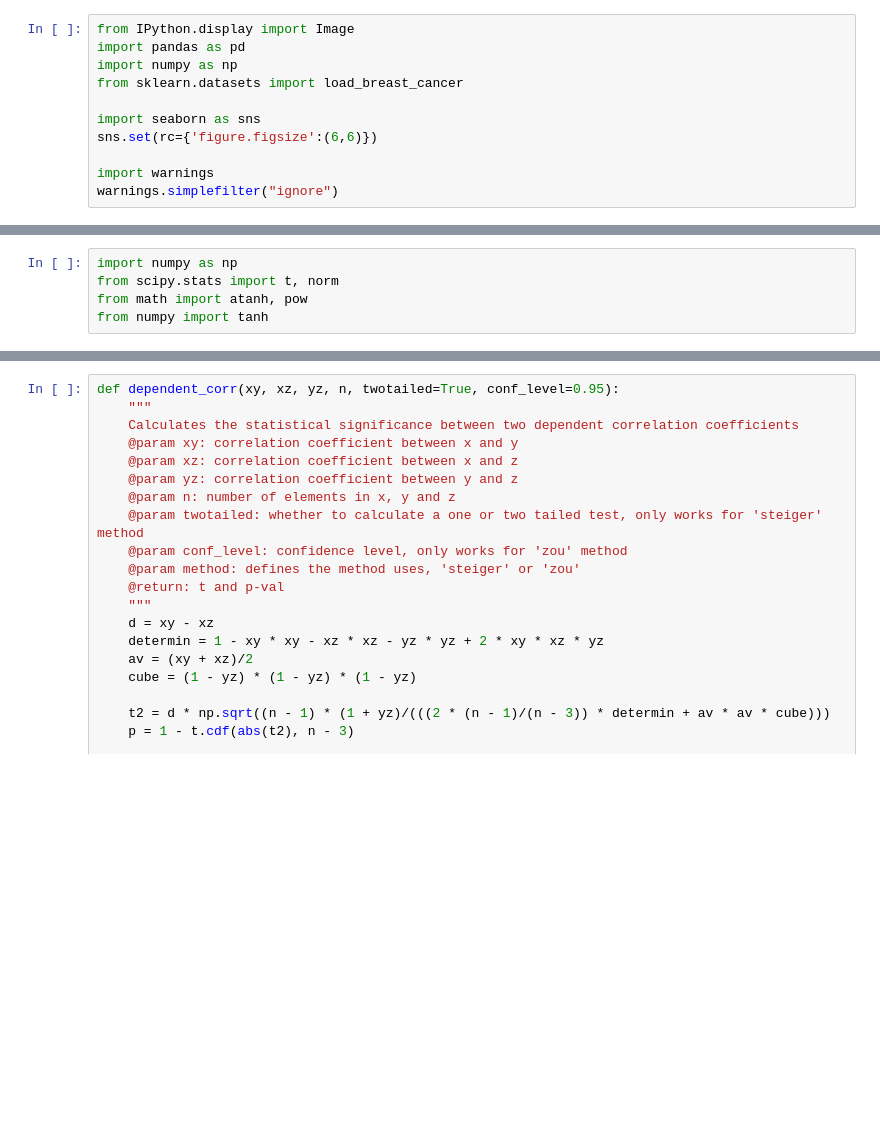
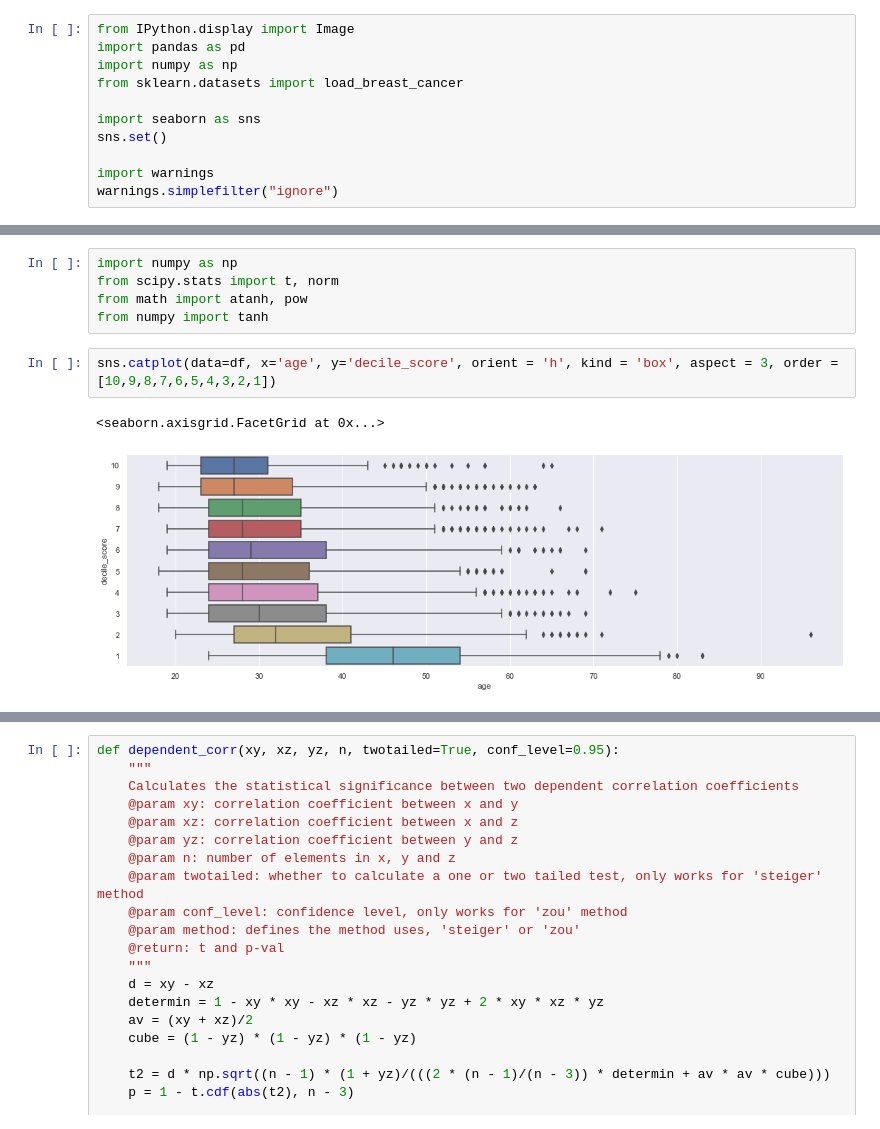
Before and after one commit to ethanwong7/Analysis-on-COMPAS-data, a Jupyter notebook: Correlation Analyses.ipynb, the cells around one changed output, grey strips where cells are left out. Drawn from its saved outputs; the diff is of its cells as text; blank space fills up the shorter version.

Commit message:
Made box plots easier to compare

```diff
--- a/Correlation Analyses.ipynb
+++ b/Correlation Analyses.ipynb
@@ -7,7 +7,7 @@ import numpy as np
 from sklearn.datasets import load_breast_cancer
 
 import seaborn as sns
-sns.set(rc={'figure.figsize':(6,6)})
+sns.set()
 
 import warnings
 warnings.simplefilter("ignore")
@@ -60,3 +60,8 @@ import numpy as np
 from scipy.stats import t, norm
 from math import atanh, pow
 from numpy import tanh
+# %%
+sns.catplot(data=df, x='age', y='decile_score', orient = 'h', kind = 'box', aspect = 3, order = [10,9,8,7,6,5,4,3,2,1])
+# %% [output]
+<seaborn.axisgrid.FacetGrid at 0x...>
+[figure, added]
```
Also changed, not shown: parts of 14 cells of this notebook.
